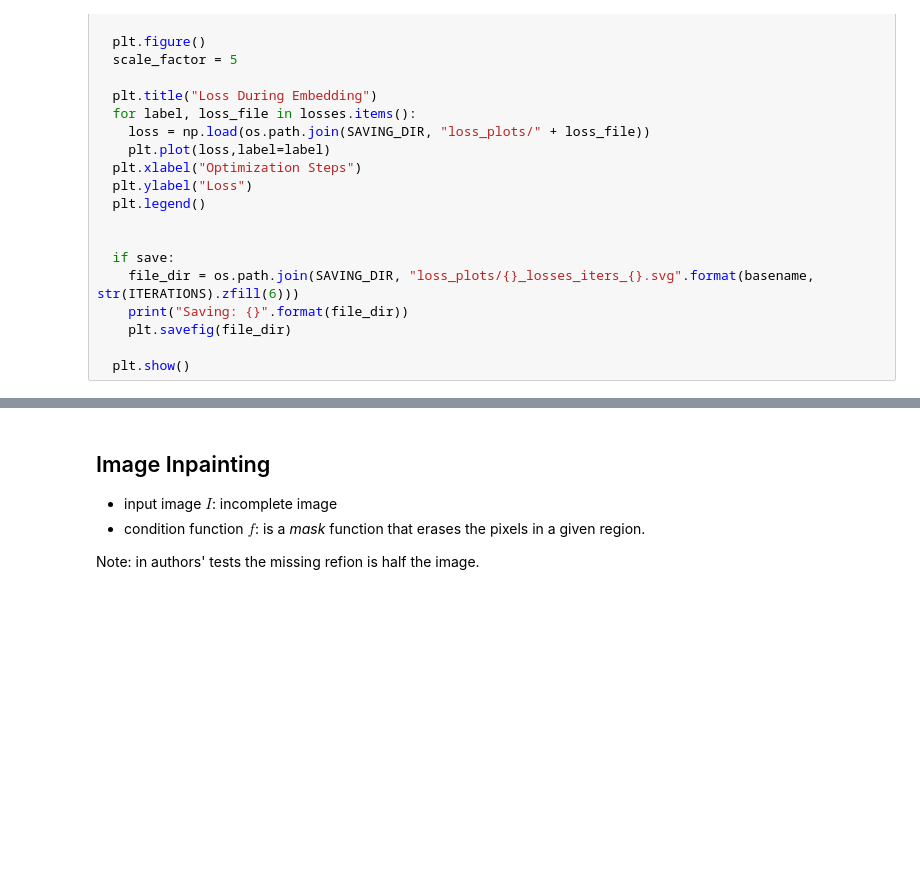
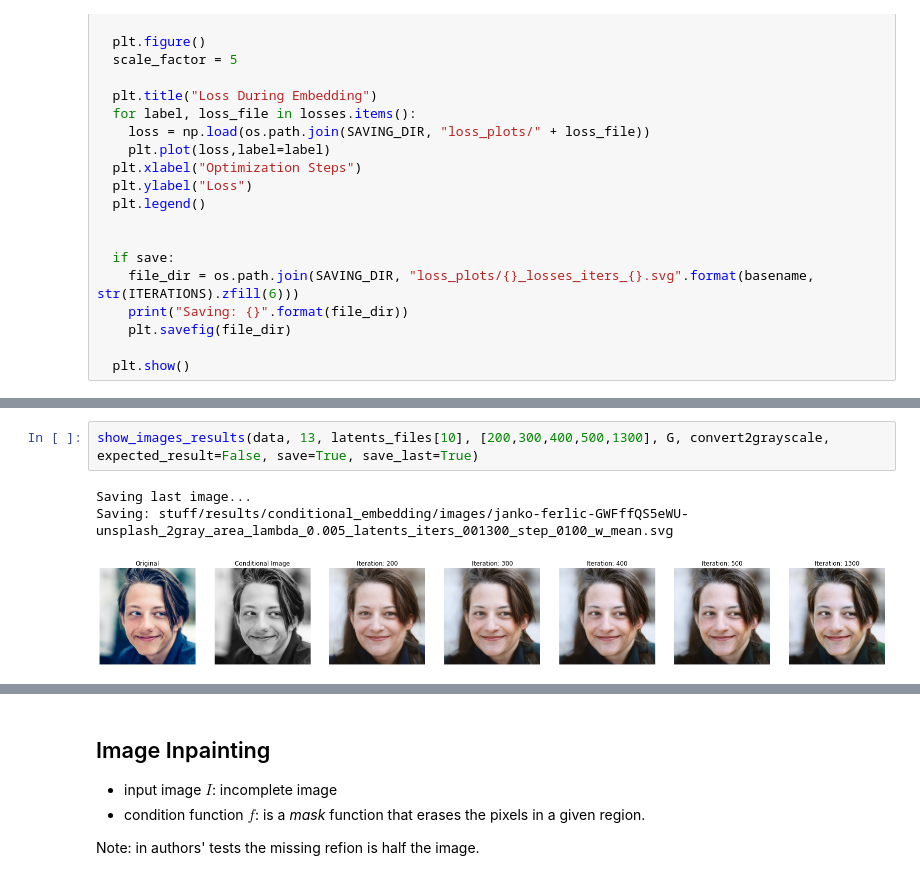
Before and after one commit to ZosoV/style-gan, a Jupyter notebook: notebooks/condition-embedding.ipynb, the cells around one changed output, grey strips where cells are left out. Drawn from its saved outputs; the diff is of its cells as text; blank space fills up the shorter version.

```diff
--- a/notebooks/condition-embedding.ipynb
+++ b/notebooks/condition-embedding.ipynb
@@ -642,0 +707,6 @@ latents_files
+# %%
+show_images_results(data, 13, latents_files[10], [200,300,400,500,1300], G, convert2grayscale, expected_result=False, save=True, save_last=True)
+# %% [output]
+Saving last image...
+Saving: stuff/results/conditional_embedding/images/janko-ferlic-GWFffQS5eWU-unsplash_2gray_area_lambda_0.005_latents_iters_001300_step_0100_w_mean.svg
+[figure, added]
```
Also changed, not shown: parts of 36 cells of this notebook.
